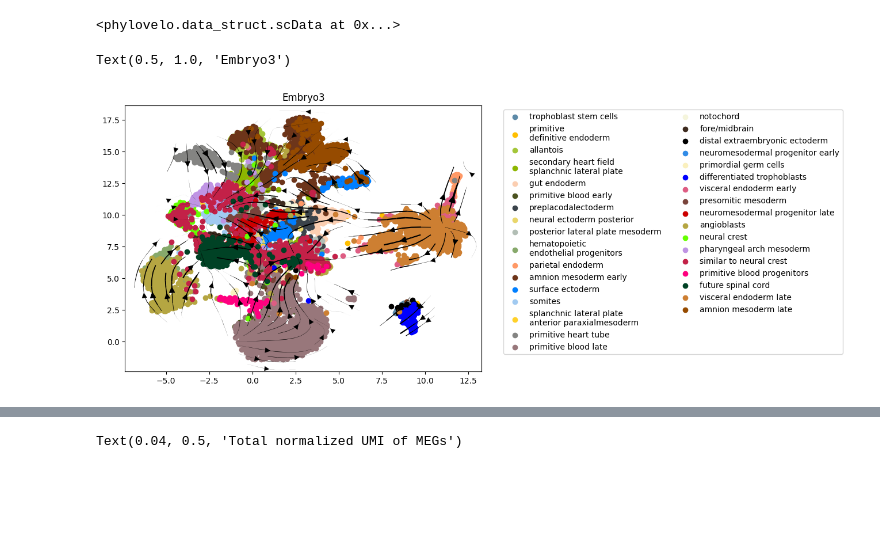
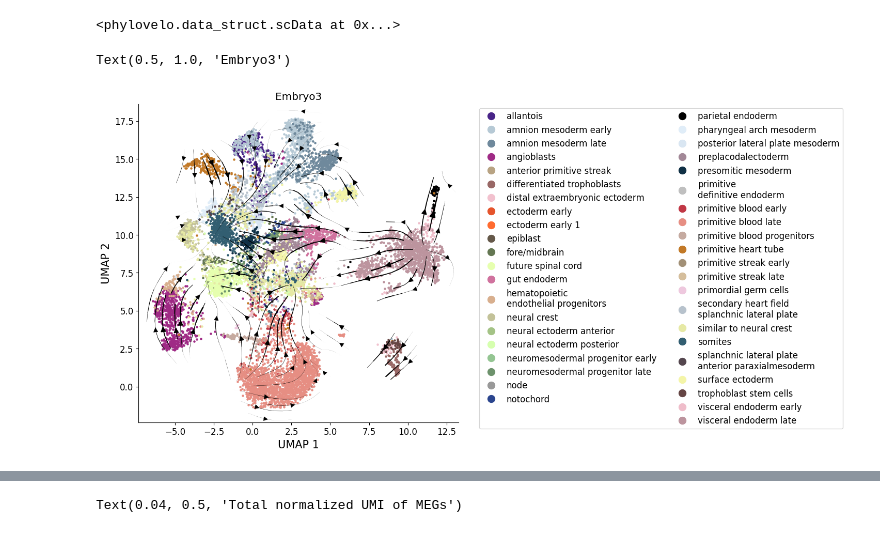
Before and after one commit to kunwang34/PhyloVelo, a Jupyter notebook: notebooks/Embryo3_all.ipynb, the cells around one changed output, grey strips where cells are left out. Saved outputs shown, nothing was run; the diff lists cells and outputs as text; code cells hidden in the pictures; blank space fills up the shorter version.

```diff
--- a/notebooks/Embryo3_all.ipynb
+++ b/notebooks/Embryo3_all.ipynb
@@ -139,16 +141,3 @@ def label_name(loc, cell_types, ax, fontsize=12, font='DejaVu Sans'):
     return ax
 cell_state_map = {0:'trophoblast stem cells',1:'neural ectoderm anterior',2:'primitive streak late',3:'anterior primitive streak',4:'primitive\ndefinitive endoderm',5:'allantois',6:'secondary heart field\nsplanchnic lateral plate',7:'gut endoderm',8:'ectoderm early 1',9:'primitive blood early',10:'preplacodalectoderm',11:'neural ectoderm posterior',12:'posterior lateral plate mesoderm',13:'hematopoietic\nendothelial progenitors',14:'parietal endoderm',15:'amnion mesoderm early',16:'surface ectoderm',17:'epiblast',18:'somites',19:'ectoderm early',20:'splanchnic lateral plate\nanterior paraxialmesoderm',21:'primitive heart tube',22:'primitive blood late',23:'notochord',24:'fore/midbrain',25:'distal extraembryonic ectoderm',26:'neuromesodermal progenitor early',27:'primordial germ cells',28:'differentiated trophoblasts',29:'visceral endoderm early',30:'presomitic mesoderm',31:'neuromesodermal progenitor late',32:'angioblasts',33:'neural crest',34:'pharyngeal arch mesoderm',35:'similar to neural crest',36:'primitive blood progenitors',37:'primitive streak early',38:'node',39:'future spinal cord',40:'visceral endoderm late',41:'amnion mesoderm late'}
 colors = ['#5D8AA8','#F0F8FF','#E32636','#E52B50','#FFBF00','#A4C639','#8DB600','#FBCEB1','#7FFFD4','#4B5320','#3B444B','#E9D66B','#B2BEB5','#87A96B','#FF9966','#6D351A','#007FFF','#89CFF0','#A1CAF1','#F4C2C2','#FFD12A','#848482','#98777B','#F5F5DC','#3D2B1F','#000000','#318CE7','#FAF0BE','#0000FF','#DE5D83','#79443B','#CC0000','#B5A642','#66FF00','#BF94E4','#C32148','#FF007F','#08E8DE','#D19FE8','#004225','#CD7F32','#964B00','#FFC1CC','#E7FEFF','#F0DC82','#800020','#DEB887','#CC5500']
-# %%
-fig, ax = plt.subplots(figsize=(8,6))
-all_states = list(set(sd.cell_states))
-all_states.sort()
-for i in all_states:
-    ax.scatter(sd.Xdr.loc[sd.cell_states==i].iloc[:,0], sd.Xdr.loc[sd.cell_states==i].iloc[:,1], c=colors[i], label=cell_state_map[i])
-pv.velocity_plot(sd.Xdr.to_numpy(), sd.velocity_embeded, ax, 'stream',streamdensity=1.2, grid_density=25, radius=0.6, lw_coef=8000, arrowsize=1.5)
-ax.legend(ncol=2, bbox_to_anchor=(1.05, 1.0), loc='upper left')
-# label_name(sd.Xdr, [cell_state_map[i] for i in sd.cell_states], ax, font=font, fontsize=8)
-ax.set_title('Embryo3')
-# %% [output]
-Text(0.5, 1.0, 'Embryo3')
-[figure, removed]
@@ -155 +189,26 @@ Text(0.5, 1.0, 'Embryo3')
+# %%
+import matplotlib.lines as mlines
+fig, ax = plt.subplots(figsize=(8,8))
+all_states = np.array(list(set(cell_state_map.keys())))
+all_states = all_states[np.argsort(list(cell_state_map.values()))]
+lgnds = []
+for i in all_states:
+    ax.scatter(sd.Xdr.loc[sd.cell_states==i].iloc[:,0], sd.Xdr.loc[sd.cell_states==i].iloc[:,1], c=colortable[cell_state_map[i]], alpha=1, s=5)
+    lgnds.append(mlines.Line2D([], [],
+                               color=colortable[cell_state_map[i]],
+                               marker='o', markersize=10, lw=0 ,label=cell_state_map[i]
+                              ))
+pv.velocity_plot(sd.Xdr.to_numpy(), sd.velocity_embeded, ax, 'stream',streamdensity=1.2, grid_density=25, radius=0.6, lw_coef=8000, arrowsize=1.5)
+lgnd = ax.legend(handles=lgnds, ncol=2, bbox_to_anchor=(1.05, 1.0), loc='upper left')
+# for i in lgnd.legendHandles:
+#     i._size = 20
+# lgnd.legendHandles[0]._alpha = [1]
+ax.set_xlabel('UMAP 1', fontsize=15)
+ax.set_ylabel('UMAP 2', fontsize=15)
+ax.spines['right'].set_visible(False)
+ax.spines['top'].set_visible(False)
+ax.set_title('Embryo3')
+# %% [output]
+Text(0.5, 1.0, 'Embryo3')
+[figure, added]
 # %%
```
Also changed, not shown: parts of 15 cells of this notebook, 26 other files.
